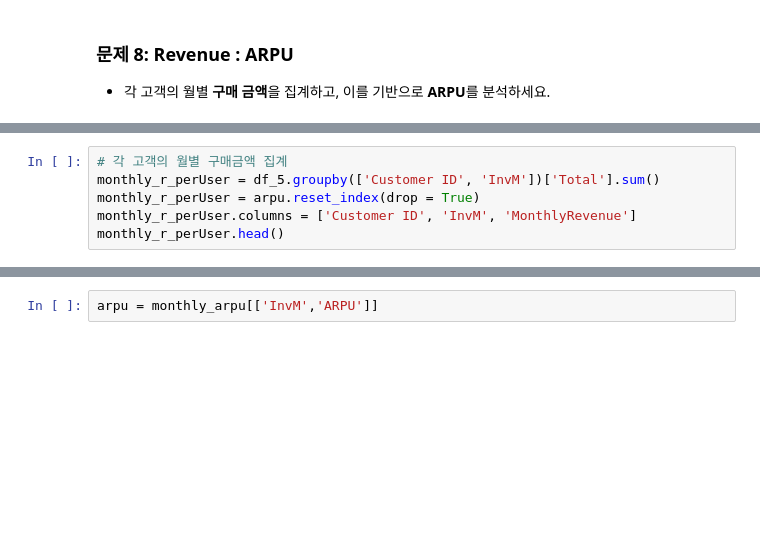
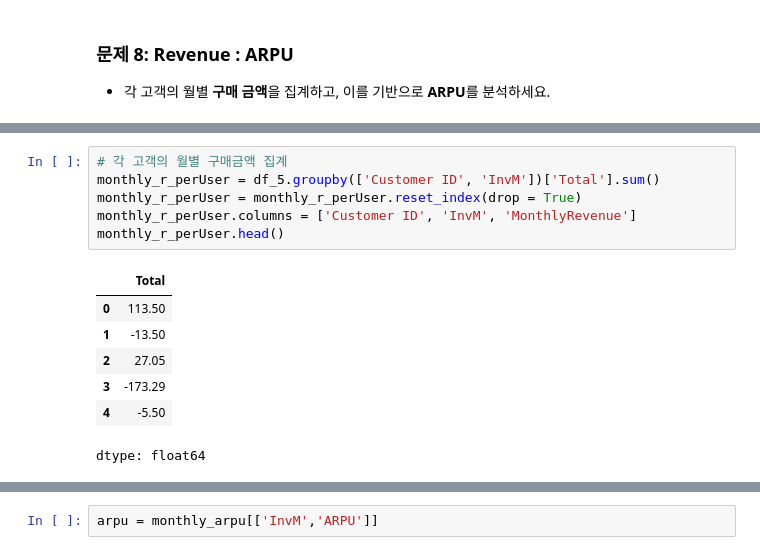
Before and after one commit to KyoungmiKwon/trainingAtAiffel, a Jupyter notebook: MiniQuest03_AARRR.ipynb, the cells around one changed output, grey strips where cells are left out. Drawn from its saved outputs; the diff is of its cells as text; blank space fills up the shorter version.

```diff
--- a/MiniQuest03_AARRR.ipynb
+++ b/MiniQuest03_AARRR.ipynb
@@ -573,9 +678,17 @@ df_5.info()
 # %%
 # 각 고객의 월별 구매금액 집계
 monthly_r_perUser = df_5.groupby(['Customer ID', 'InvM'])['Total'].sum()
-monthly_r_perUser = arpu.reset_index(drop = True)
+monthly_r_perUser = monthly_r_perUser.reset_index(drop = True)
 monthly_r_perUser.columns = ['Customer ID', 'InvM', 'MonthlyRevenue']
 monthly_r_perUser.head()
+# %% [output]
+|  | Total |
+| 0 | 113.50 |
+| 1 | -13.50 |
+| 2 | 27.05 |
+| 3 | -173.29 |
+| 4 | -5.50 |
+dtype: float64
 # %%
 # 월별 활성 사용자
 monthly_a_users = df_5.groupby('InvM')['Customer ID'].nunique()
```
Also changed, not shown: parts of 38 cells of this notebook.
